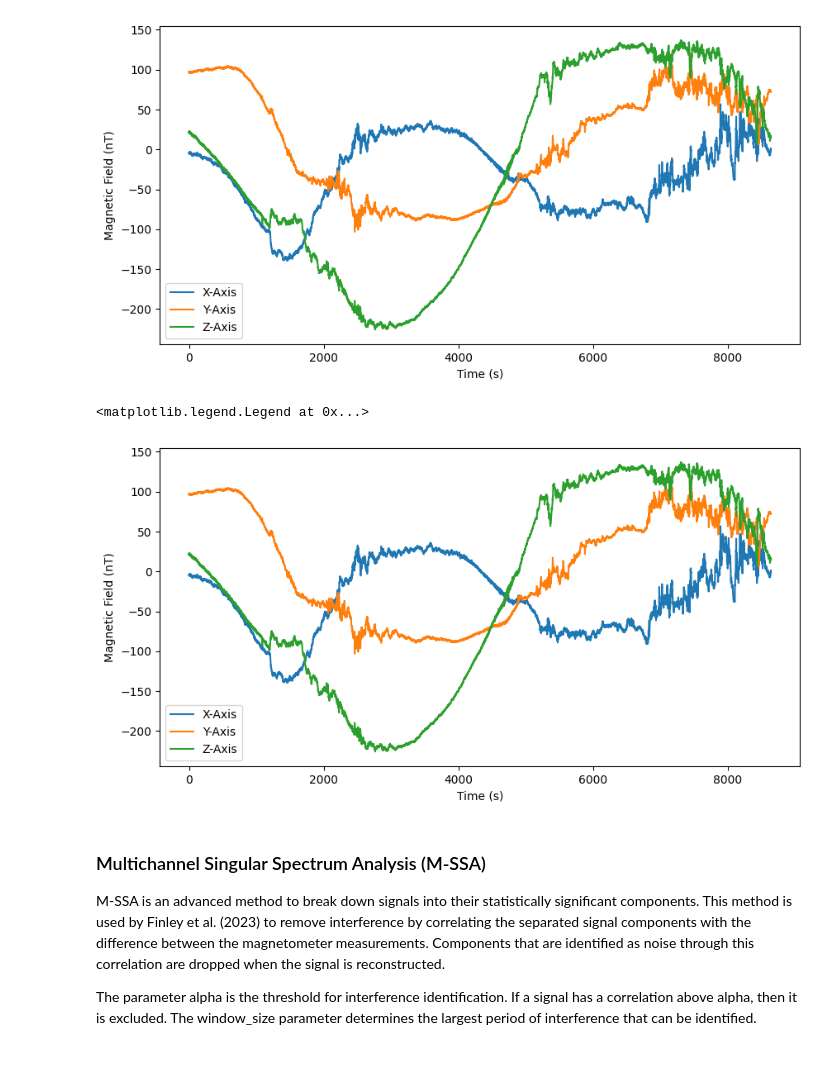
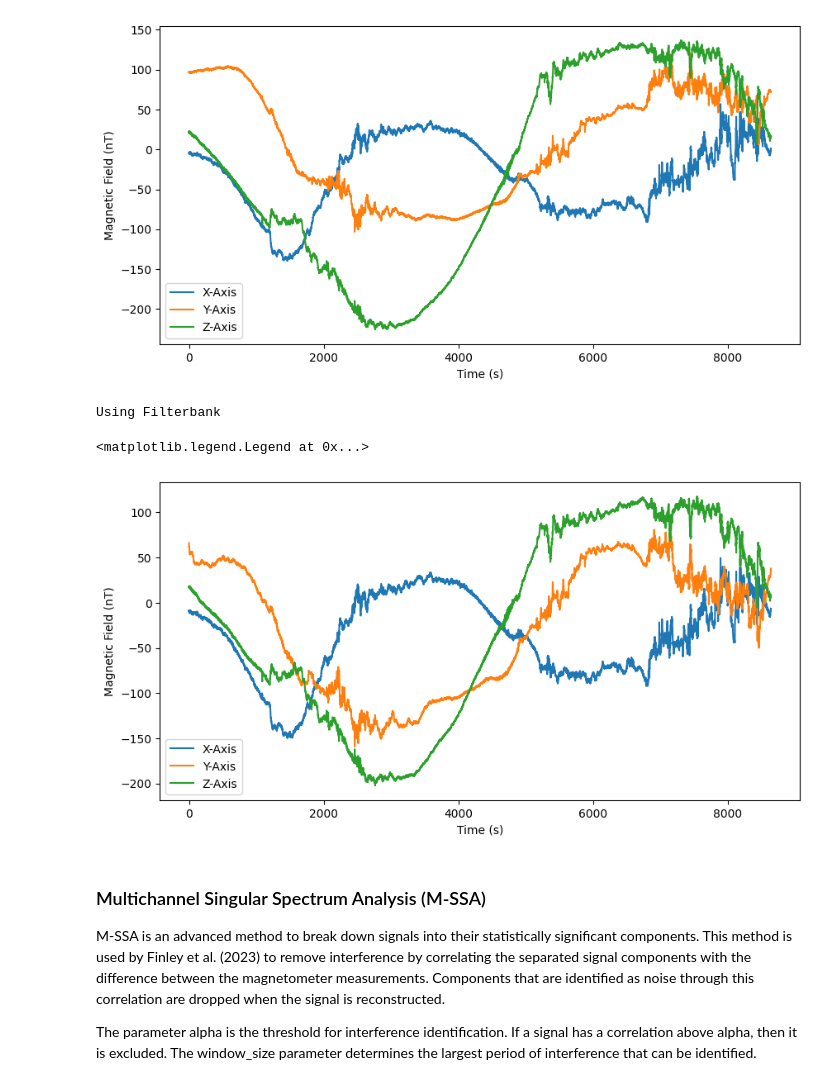
Before and after one commit to aphoffmann/MAGPRIME, a Jupyter notebook: magprime/examples/tutorial.ipynb, the cells around one changed output. Drawn from its saved outputs; the diff is of its cells as text; code cells hidden in the pictures.

```diff
--- a/magprime/examples/tutorial.ipynb
+++ b/magprime/examples/tutorial.ipynb
@@ -238,32 +238,32 @@ plt.legend()
 [figure]
 # %%
 from magprime.algorithms import WAICUP
-from invertiblewavelets import DyadicFilterBank, Morlet
+from invertiblewavelets import DyadicFilterBank, Cauchy
 
 fb = DyadicFilterBank(
-    wavelet=Morlet(1,10),
+    wavelet=Cauchy(100),
     fs=0.1, N=2*8640,
     real=True,
     dj = 1/8,
-    s_max=500,
     compensation=False)
 
 WAICUP.filterbank = fb
 
 "Clean the data"
 B_waicup = WAICUP.clean(np.copy(B))
 
 "Plot the data"
 plt.figure(figsize=(10, 5))
 plt.plot(B_waicup[0], label="X-Axis")
 plt.plot(B_waicup[1], label="Y-Axis")
 plt.plot(B_waicup[2], label="Z-Axis")
 plt.xlabel("Time (s)")
 plt.ylabel("Magnetic Field (nT)")
 plt.legend()
 # %% [output]
-<matplotlib.legend.Legend at 0x...>
+Using Filterbank
+<matplotlib.legend.Legend at 0x...>
-[figure, old version]
+[figure, new version]
 # %% [markdown]
 ### Multichannel Singular Spectrum Analysis (M-SSA)
 M-SSA is an advanced method to break down signals into their statistically significant components. This method is used by Finley et al. (2023) to remove interference by correlating the separated signal components with the difference between the magnetometer measurements. Components that are identified as noise through this correlation are dropped when the signal is reconstructed.
```
Also changed, not shown: parts of 2 cells of this notebook, 3 other files.
